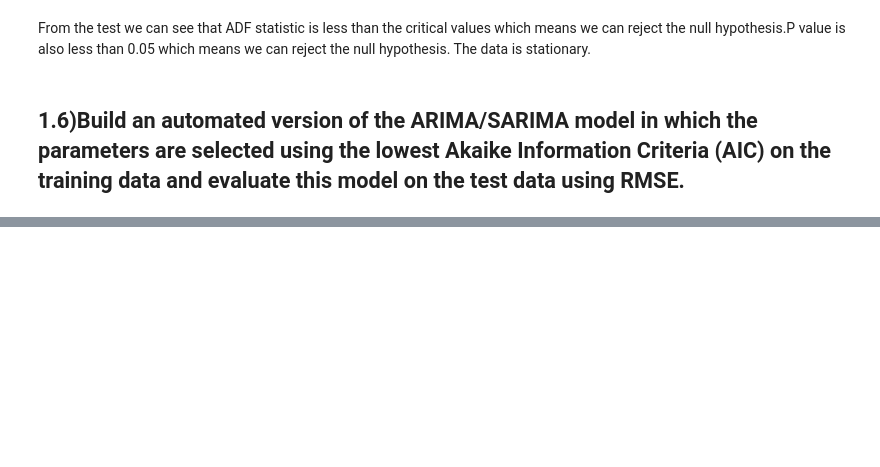
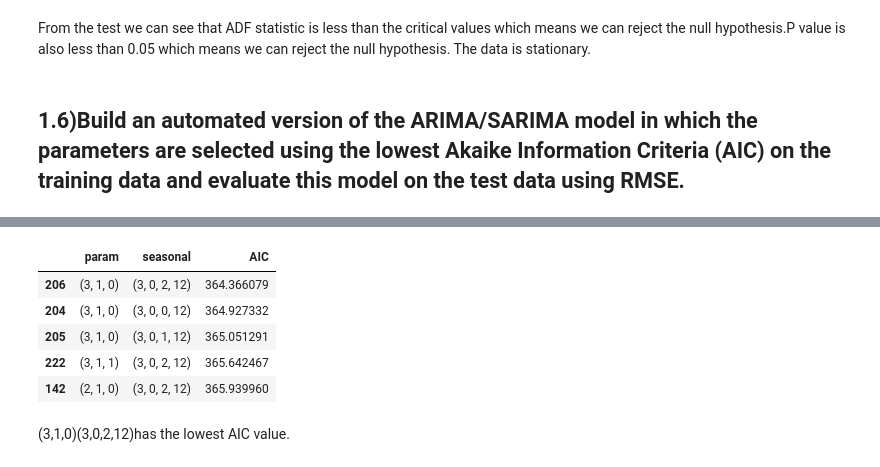
Before and after one commit to Arpita-Bayen/TSF, a Jupyter notebook: TSF Shoe Sales-Arpita Bayen .ipynb, the cells around one changed output, grey strips where cells are left out. Cells and saved outputs as stored; diff of their text form; code cells hidden in the pictures; blank space fills up the shorter version.

```diff
--- a/TSF Shoe Sales-Arpita Bayen .ipynb
+++ b/TSF Shoe Sales-Arpita Bayen .ipynb
@@ -1493,0 +1253,6 @@ plt.legend(fontsize =20, loc='upper left')
+# %%
+#Calculating AIC for all the parameters
+for param in pdq_arma:
+    ARMA_model = ARIMA(df_train_sqrt,order=param).fit()
+    print('ARIMA{} - AIC:{}'.format(param,ARMA_model.aic))
+    ARMA_AIC = ARMA_AIC._append({'param':param, 'AIC': ARMA_model.aic}, ignore_index=True)
@@ -1493,0 +1371,6 @@ plt.legend(fontsize =20, loc='upper left')
+# %%
+#Calculating AIC for all the parameters
+for param in pdq:
+    ARIMA_model=ARIMA(df_train_sqrt,order=param).fit()#fitting into ARIMA model
+    print('ARIMA{} -AIC:{}'.format(param,ARIMA_model.aic))
+    ARIMA_AIC=ARIMA_AIC._append({'param':param,'AIC':ARIMA_model.aic},ignore_index=True)
@@ -1493,0 +1493,11 @@ plt.legend(fontsize =20, loc='upper left')
+# %%
+#getting all the possible values
+import itertools
+p = q = range(0, 4)
+d= range(1,2)
+D = range(0,1)
+pdq = list(itertools.product(p, d, q))
+model_pdq = [(x[0], x[1], x[2], 12) for x in list(itertools.product(p, D, q))]
+print('Examples of some parameter combinations for Model...')
+for i in range(1,len(pdq)):
+    print('Model: {}{}'.format(pdq[i], model_pdq[i]))
@@ -1493,0 +1521,16 @@ plt.legend(fontsize =20, loc='upper left')
+# %%
+#Making a dataframe with parametre,seasonal and AIC column
+SARIMA_AIC = pd.DataFrame(columns=['param','seasonal', 'AIC'])
+
+#calculating SARIMA AIC values using for loop
+for param in pdq:
+    for param_seasonal in model_pdq:
+        SARIMA_model = SARIMAX(df_train_sqrt.values,
+                                            order=param,
+                                            seasonal_order=param_seasonal,
+                                            enforce_stationarity=False,
+                                            enforce_invertibility=False)
+
+        results_SARIMA = SARIMA_model.fit(maxiter=1000)
+        print('SARIMA{}x{} - AIC:{}'.format(param, param_seasonal, results_SARIMA.aic))
+        SARIMA_AIC = SARIMA_AIC._append({'param':param,'seasonal':param_seasonal ,'AIC': results_SARIMA.aic}, ignore_index=True)
@@ -1493,0 +1555,11 @@ plt.legend(fontsize =20, loc='upper left')
+# %%
+SARIMA_AIC.sort_values(by=['AIC'],ascending=True).head()
+# %% [output]
+|  | param | seasonal | AIC |
+| 206 | (3, 1, 0) | (3, 0, 2, 12) | 364.366079 |
+| 204 | (3, 1, 0) | (3, 0, 0, 12) | 364.927332 |
+| 205 | (3, 1, 0) | (3, 0, 1, 12) | 365.051291 |
+| 222 | (3, 1, 1) | (3, 0, 2, 12) | 365.642467 |
+| 142 | (2, 1, 0) | (3, 0, 2, 12) | 365.939960 |
+# %% [markdown]
+(3,1,0)(3,0,2,12)has the lowest AIC value.
```
Also changed, not shown: parts of 104 cells of this notebook.
